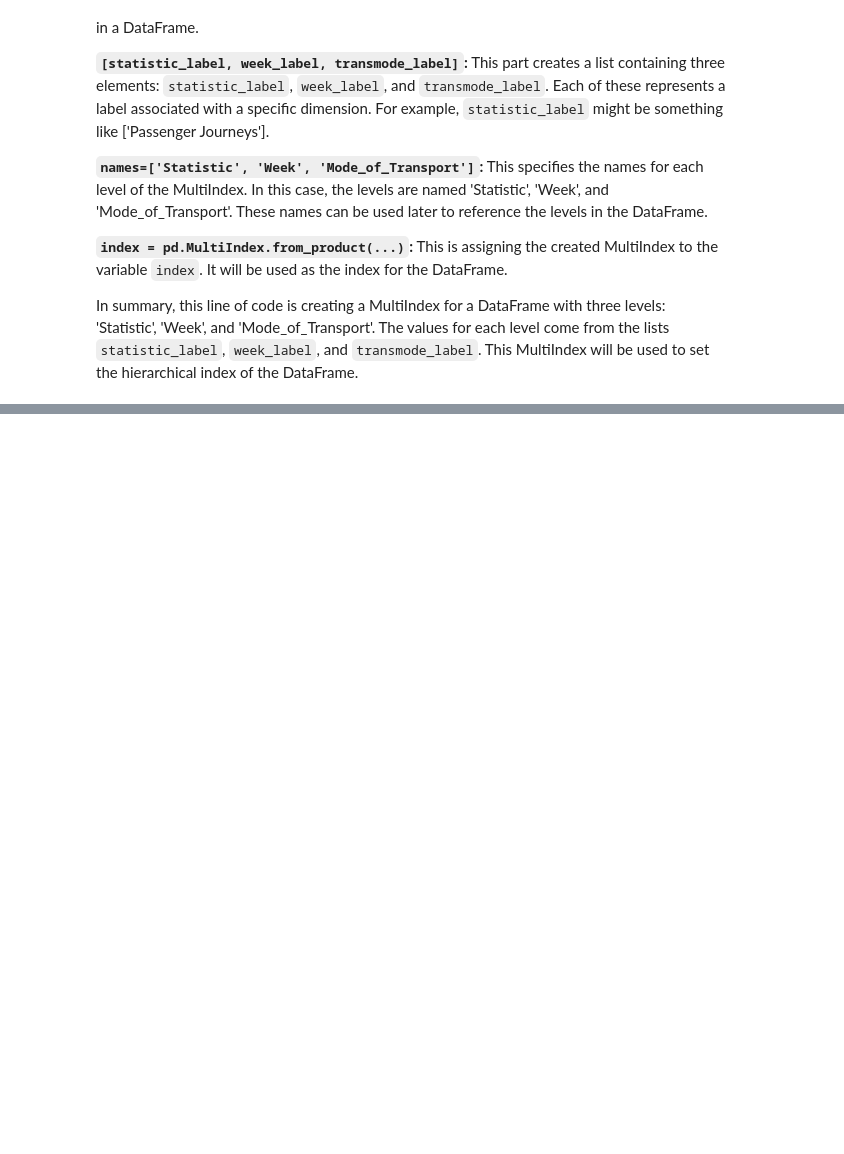
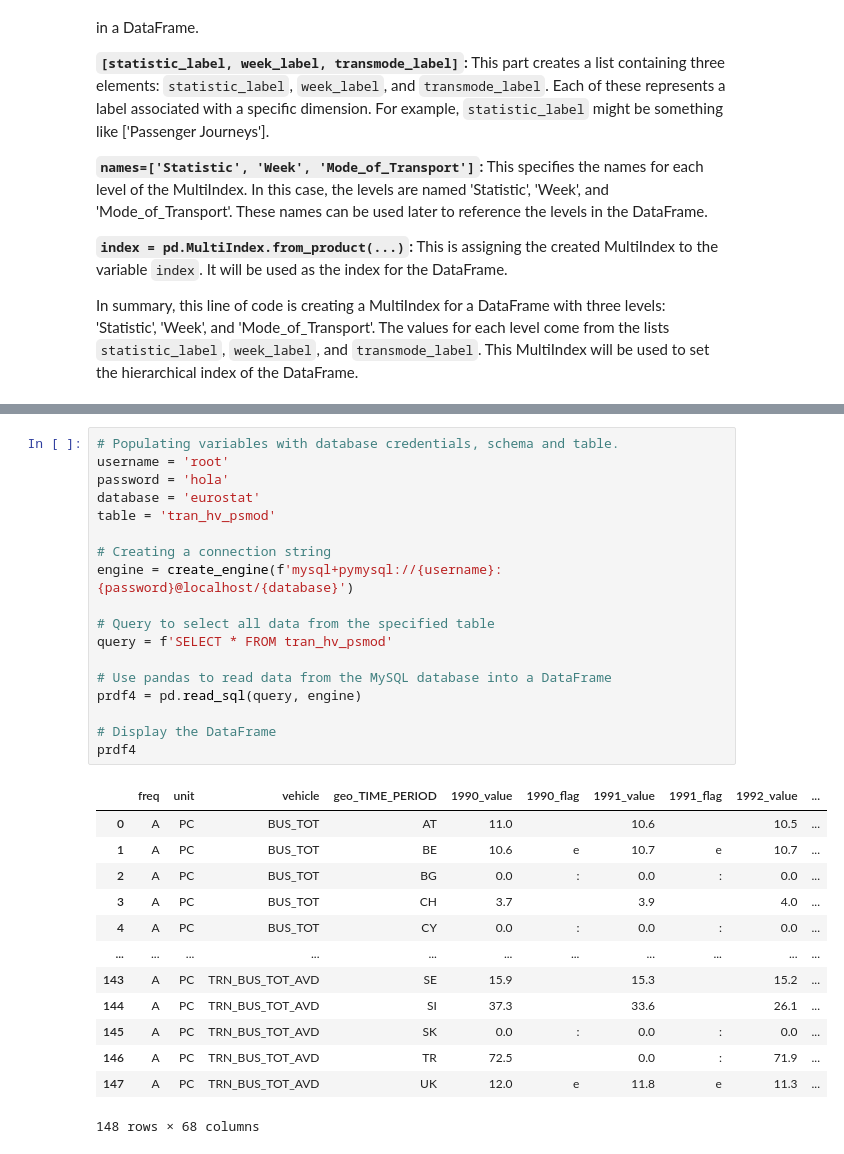
Before and after one commit to JoseRicoCct/CA2_Integrated_Assesment_MSc_Data_Analytics_CCT_Semester_1, a Jupyter notebook: CA2_Programming_Code_sba23021.ipynb, the cells around one changed output, grey strips where cells are left out. Saved outputs shown, nothing was run; the diff lists cells and outputs as text; blank space fills up the shorter version.

Commit message:
Adding Data Structures to the report, finishing MySQL annex instructions.

```diff
--- a/CA2_Programming_Code_sba23021.ipynb
+++ b/CA2_Programming_Code_sba23021.ipynb
@@ -171,0 +177,32 @@ prdf3.to_csv('TRAN_HV_PSMOD.csv', index=False)
+# %%
+# Populating variables with database credentials, schema and table.
+username = 'root'
+password = 'hola'
+database = 'eurostat'
+table = 'tran_hv_psmod'
+
+# Creating a connection string
+engine = create_engine(f'mysql+pymysql://{username}:{password}@localhost/{database}')
+
+# Query to select all data from the specified table
+query = f'SELECT * FROM tran_hv_psmod'
+
+# Use pandas to read data from the MySQL database into a DataFrame
+prdf4 = pd.read_sql(query, engine)
+
+# Display the DataFrame
+prdf4
+# %% [output]
+|  | freq | unit | vehicle | geo_TIME_PERIOD | 1990_value | 1990_flag | 1991_value | 1991_flag | 1992_value | ... |
+| 0 | A | PC | BUS_TOT | AT | 11.0 |  | 10.6 |  | 10.5 | ... |
+| 1 | A | PC | BUS_TOT | BE | 10.6 | e | 10.7 | e | 10.7 | ... |
+| 2 | A | PC | BUS_TOT | BG | 0.0 | : | 0.0 | : | 0.0 | ... |
+| 3 | A | PC | BUS_TOT | CH | 3.7 |  | 3.9 |  | 4.0 | ... |
+| 4 | A | PC | BUS_TOT | CY | 0.0 | : | 0.0 | : | 0.0 | ... |
+| ... | ... | ... | ... | ... | ... | ... | ... | ... | ... | ... |
+| 143 | A | PC | TRN_BUS_TOT_AVD | SE | 15.9 |  | 15.3 |  | 15.2 | ... |
+| 144 | A | PC | TRN_BUS_TOT_AVD | SI | 37.3 |  | 33.6 |  | 26.1 | ... |
+| 145 | A | PC | TRN_BUS_TOT_AVD | SK | 0.0 | : | 0.0 | : | 0.0 | ... |
+| 146 | A | PC | TRN_BUS_TOT_AVD | TR | 72.5 |  | 0.0 | : | 71.9 | ... |
+| 147 | A | PC | TRN_BUS_TOT_AVD | UK | 12.0 | e | 11.8 | e | 11.3 | ... |
+148 rows × 68 columns
```
Also changed, not shown: parts of 13 cells of this notebook, 3 other files.
